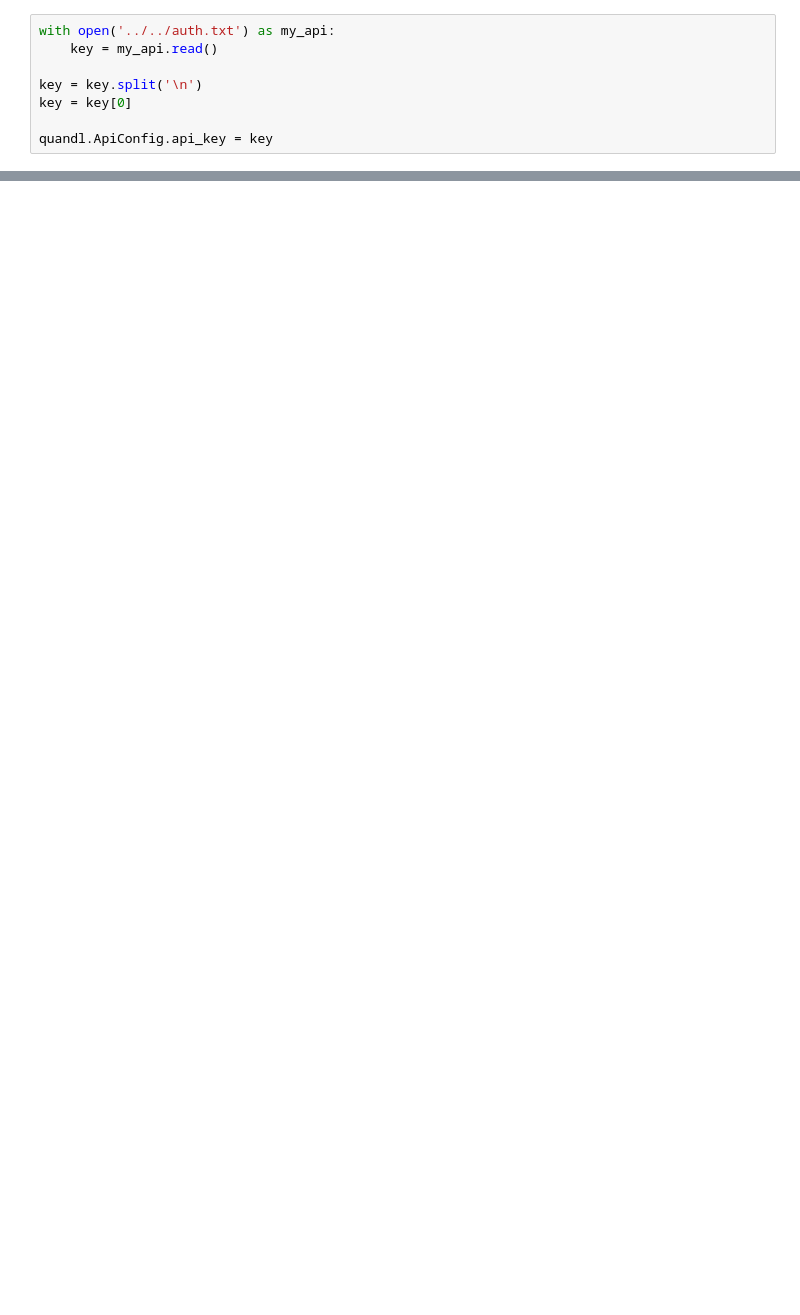
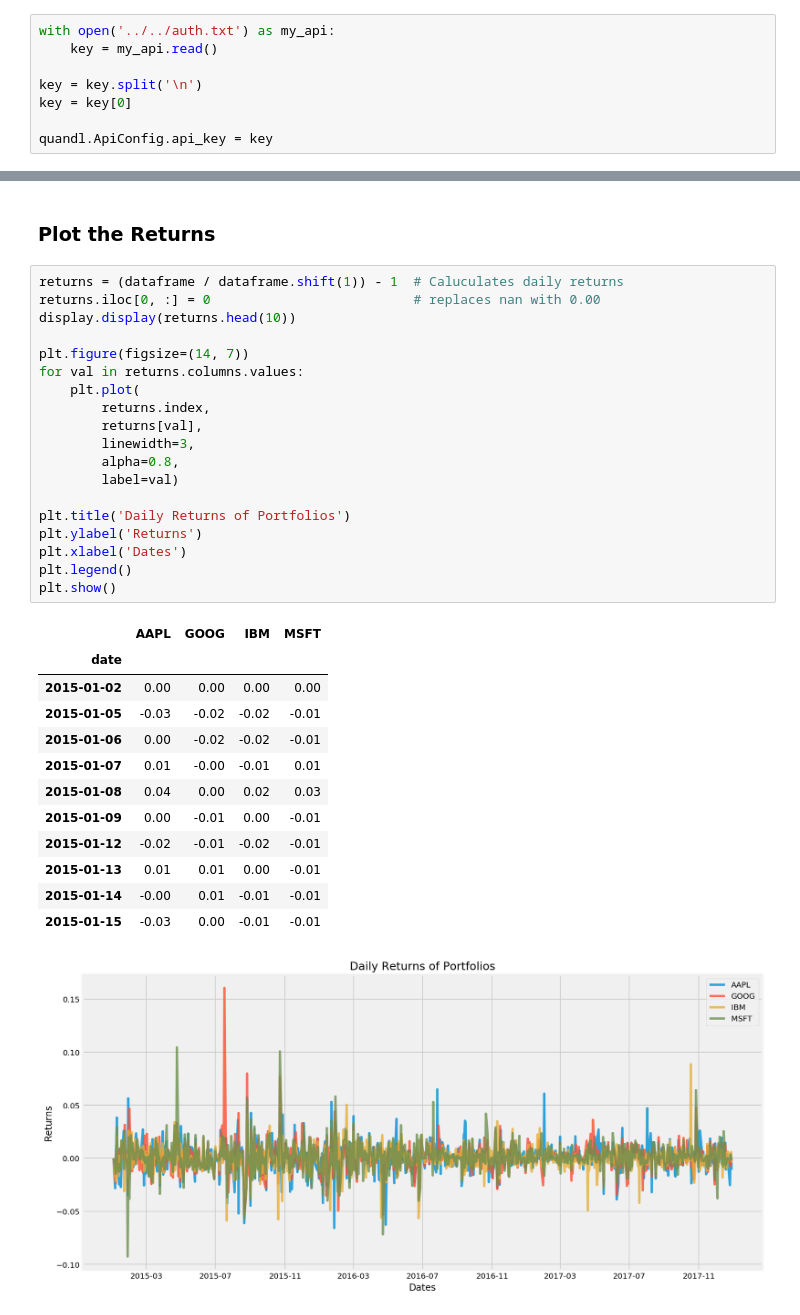
Before and after one commit to acesaif/ml_crash_course, a Jupyter notebook: self_practice/trading/part_1/project_1/portfolio_optimization.ipynb, the cells around one changed output, grey strips where cells are left out. Saved outputs shown, nothing was run; the diff lists cells and outputs as text; blank space fills up the shorter version.

```diff
--- a/self_practice/trading/part_1/project_1/portfolio_optimization.ipynb
+++ b/self_practice/trading/part_1/project_1/portfolio_optimization.ipynb
@@ -40,0 +105,35 @@ data = pd.DataFrame(data.head())
+# %% [markdown]
+### Plot the Returns
+# %%
+returns = (dataframe / dataframe.shift(1)) - 1  # Caluculates daily returns
+returns.iloc[0, :] = 0                          # replaces nan with 0.00
+display.display(returns.head(10))
+
+plt.figure(figsize=(14, 7))
+for val in returns.columns.values:
+    plt.plot(
+        returns.index,
+        returns[val],
+        linewidth=3,
+        alpha=0.8,
+        label=val)
+
+plt.title('Daily Returns of Portfolios')
+plt.ylabel('Returns')
+plt.xlabel('Dates')
+plt.legend()
+plt.show()
+# %% [output]
+|  | AAPL | GOOG | IBM | MSFT |
+| date |  |  |  |  |
+| 2015-01-02 | 0.00 | 0.00 | 0.00 | 0.00 |
+| 2015-01-05 | -0.03 | -0.02 | -0.02 | -0.01 |
+| 2015-01-06 | 0.00 | -0.02 | -0.02 | -0.01 |
+| 2015-01-07 | 0.01 | -0.00 | -0.01 | 0.01 |
+| 2015-01-08 | 0.04 | 0.00 | 0.02 | 0.03 |
+| 2015-01-09 | 0.00 | -0.01 | 0.00 | -0.01 |
+| 2015-01-12 | -0.02 | -0.01 | -0.02 | -0.01 |
+| 2015-01-13 | 0.01 | 0.01 | 0.00 | -0.01 |
+| 2015-01-14 | -0.00 | 0.01 | -0.01 | -0.01 |
+| 2015-01-15 | -0.03 | 0.00 | -0.01 | -0.01 |
+[figure, added]
```
Also changed, not shown: parts of 5 cells of this notebook.
